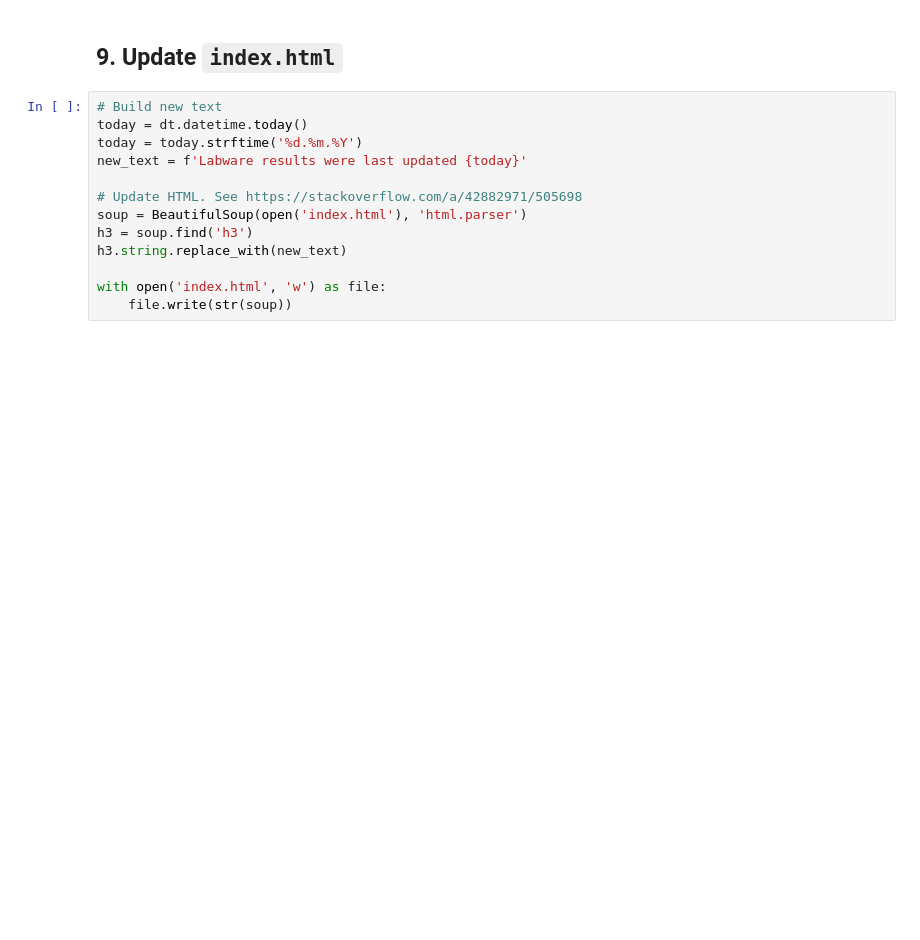
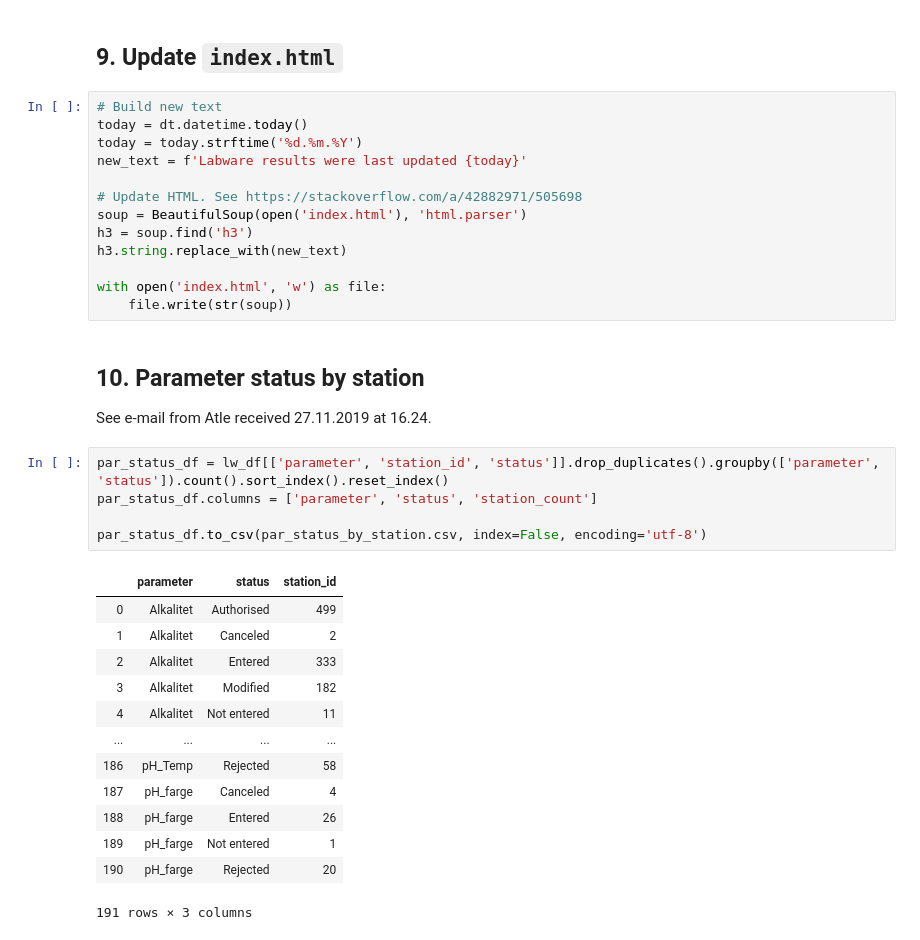
Before and after one commit to NIVANorge/1000_lakes_qc, a Jupyter notebook: qc_1000_lakes.ipynb, the cells around one changed output. Cells and saved outputs as stored; diff of their text form; blank space fills up the shorter version.

```diff
--- a/qc_1000_lakes.ipynb
+++ b/qc_1000_lakes.ipynb
@@ -259,3 +276,26 @@ h3.string.replace_with(new_text)
 
 with open('index.html', 'w') as file:
     file.write(str(soup))
+# %% [markdown]
+## 10. Parameter status by station
+
+See e-mail from Atle received 27.11.2019 at 16.24.
+# %%
+par_status_df = lw_df[['parameter', 'station_id', 'status']].drop_duplicates().groupby(['parameter', 'status']).count().sort_index().reset_index()
+par_status_df.columns = ['parameter', 'status', 'station_count']
+
+par_status_df.to_csv(par_status_by_station.csv, index=False, encoding='utf-8')
+# %% [output]
+|  | parameter | status | station_id |
+| 0 | Alkalitet | Authorised | 499 |
+| 1 | Alkalitet | Canceled | 2 |
+| 2 | Alkalitet | Entered | 333 |
+| 3 | Alkalitet | Modified | 182 |
+| 4 | Alkalitet | Not entered | 11 |
+| ... | ... | ... | ... |
+| 186 | pH_Temp | Rejected | 58 |
+| 187 | pH_farge | Canceled | 4 |
+| 188 | pH_farge | Entered | 26 |
+| 189 | pH_farge | Not entered | 1 |
+| 190 | pH_farge | Rejected | 20 |
+191 rows × 3 columns
```
Also changed, not shown: parts of 6 cells of this notebook, 6 other files.
